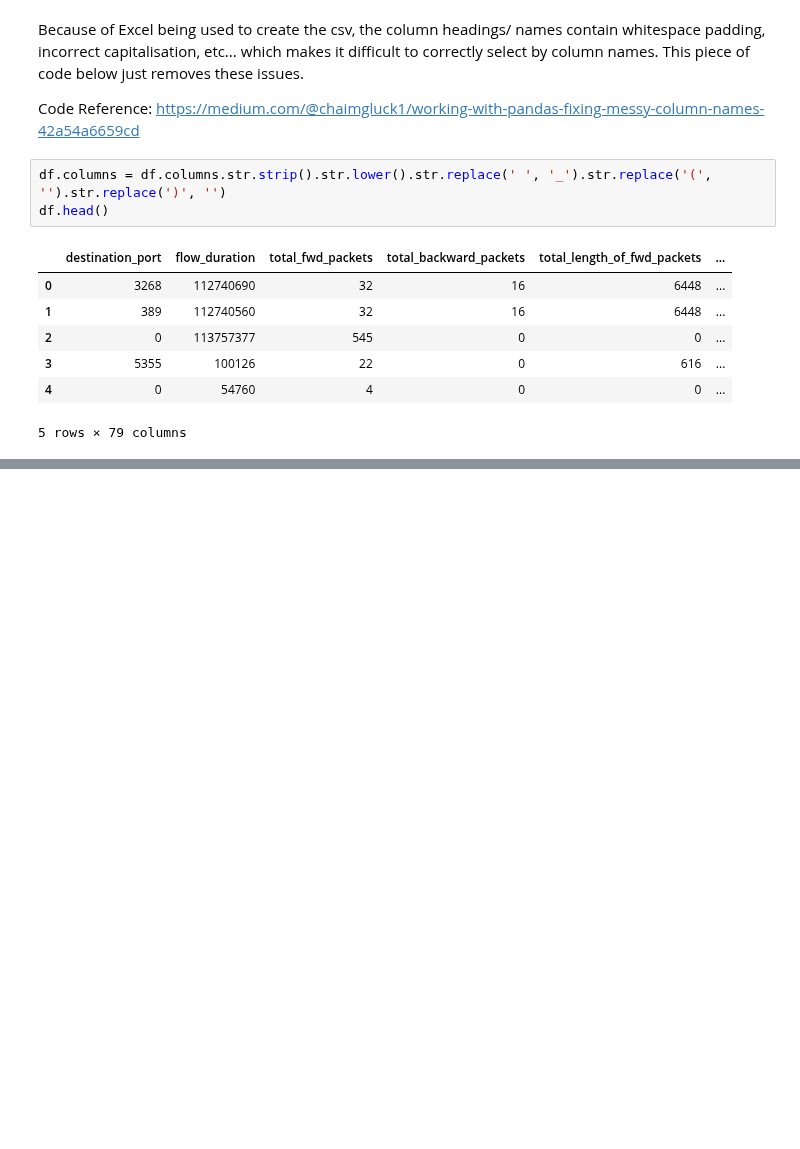
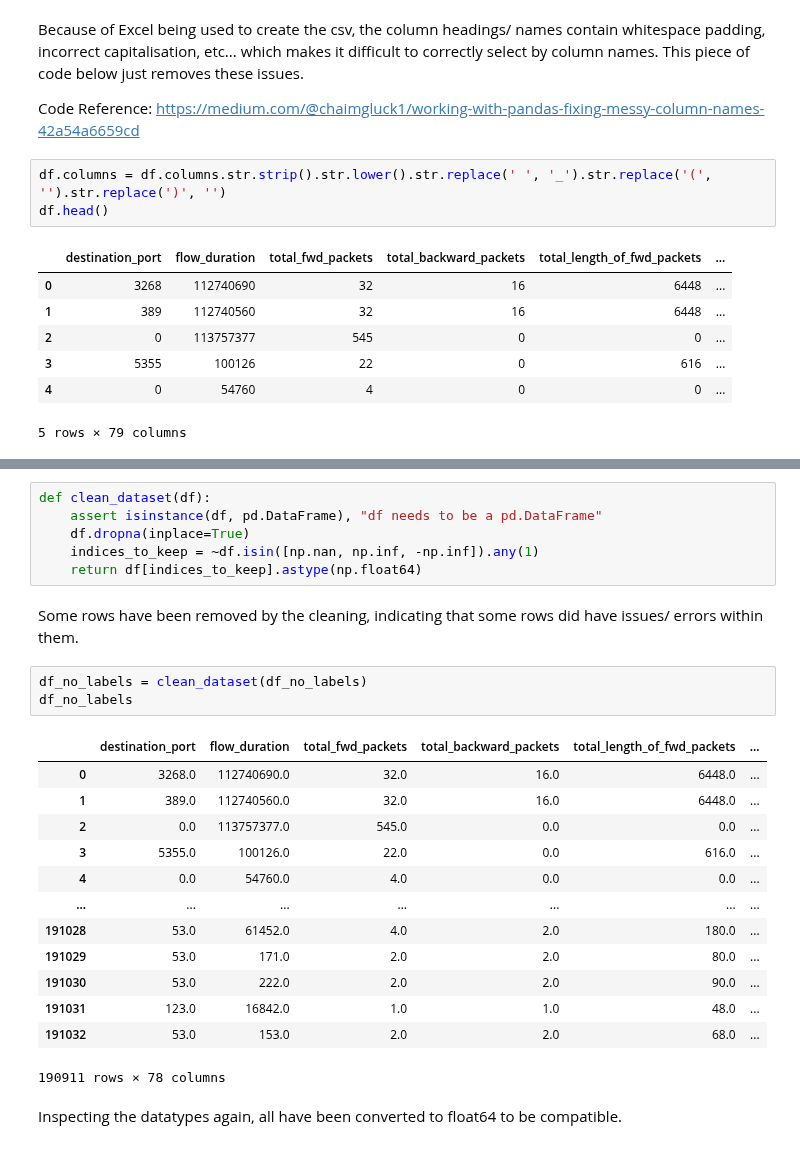
Before and after one commit to ISorokos/SafeML, a Jupyter notebook: Implementation_in_Python/CICIDS2017_Security_Data/Security_CICIDS2017_v1.ipynb, the cells around one changed output, grey strips where cells are left out. Saved outputs shown, nothing was run; the diff lists cells and outputs as text; blank space fills up the shorter version.

Commit message:
Fix: add code to fix PCA transform on dataset. Dataset had errors in, causing issues with the PCA reduction

```diff
--- a/Implementation_in_Python/CICIDS2017_Security_Data/Security_CICIDS2017_v1.ipynb
+++ b/Implementation_in_Python/CICIDS2017_Security_Data/Security_CICIDS2017_v1.ipynb
@@ -85,0 +117,27 @@ df_no_labels.head()
+# %%
+def clean_dataset(df):
+    assert isinstance(df, pd.DataFrame), "df needs to be a pd.DataFrame"
+    df.dropna(inplace=True)
+    indices_to_keep = ~df.isin([np.nan, np.inf, -np.inf]).any(1)
+    return df[indices_to_keep].astype(np.float64)
+# %% [markdown]
+Some rows have been removed by the cleaning, indicating that some rows did have issues/ errors within them.
+# %%
+df_no_labels = clean_dataset(df_no_labels)
+df_no_labels
+# %% [output]
+|  | destination_port | flow_duration | total_fwd_packets | total_backward_packets | total_length_of_fwd_packets | ... |
+| 0 | 3268.0 | 112740690.0 | 32.0 | 16.0 | 6448.0 | ... |
+| 1 | 389.0 | 112740560.0 | 32.0 | 16.0 | 6448.0 | ... |
+| 2 | 0.0 | 113757377.0 | 545.0 | 0.0 | 0.0 | ... |
+| 3 | 5355.0 | 100126.0 | 22.0 | 0.0 | 616.0 | ... |
+| 4 | 0.0 | 54760.0 | 4.0 | 0.0 | 0.0 | ... |
+| ... | ... | ... | ... | ... | ... | ... |
+| 191028 | 53.0 | 61452.0 | 4.0 | 2.0 | 180.0 | ... |
+| 191029 | 53.0 | 171.0 | 2.0 | 2.0 | 80.0 | ... |
+| 191030 | 53.0 | 222.0 | 2.0 | 2.0 | 90.0 | ... |
+| 191031 | 123.0 | 16842.0 | 1.0 | 1.0 | 48.0 | ... |
+| 191032 | 53.0 | 153.0 | 2.0 | 2.0 | 68.0 | ... |
+190911 rows × 78 columns
+# %% [markdown]
+Inspecting the datatypes again, all have been converted to float64 to be compatible.
```
Also changed, not shown: parts of 8 cells of this notebook.
